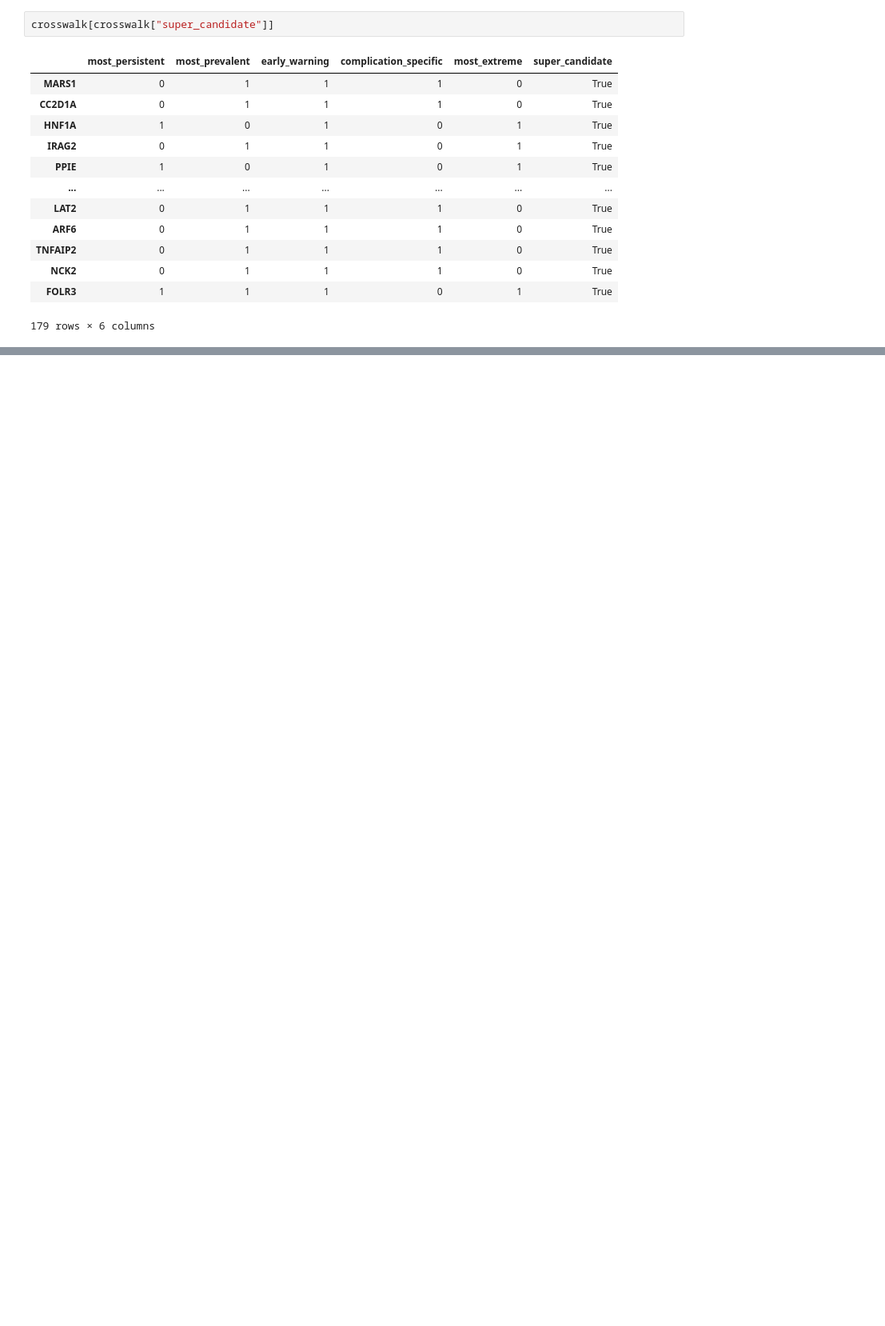
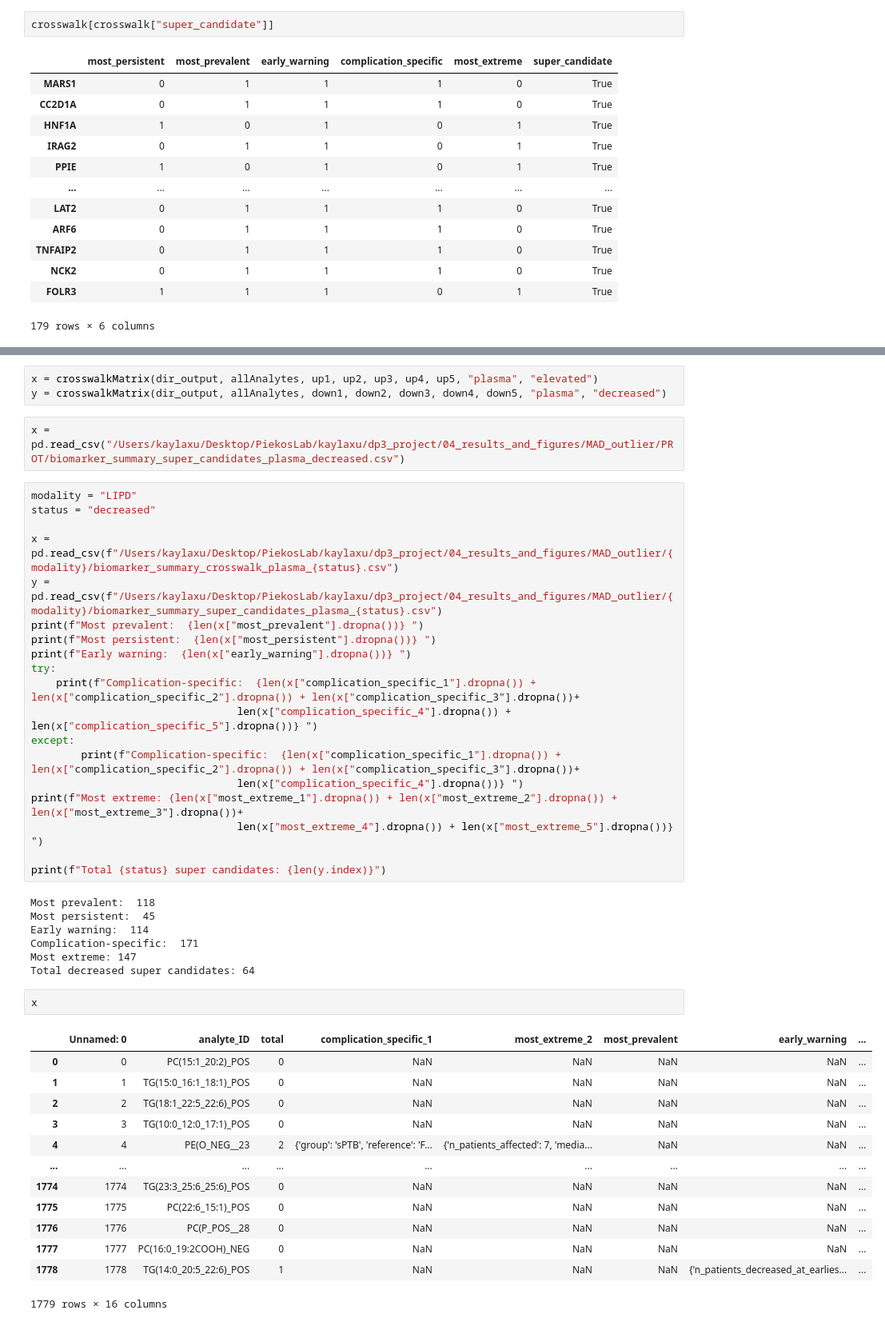
Before and after one commit to spiekos/PiekosLab, a Jupyter notebook: kaylaxu/dp3_project/02_exploratory_analysis/MAD_outlierAnalysis/PROT_MAD.ipynb, the cells around one changed output, grey strips where cells are left out. Shown at 80% size. Drawn from its saved outputs; the diff is of its cells as text; blank space fills up the shorter version.

```diff
--- a/kaylaxu/dp3_project/02_exploratory_analysis/MAD_outlierAnalysis/PROT_MAD.ipynb
+++ b/kaylaxu/dp3_project/02_exploratory_analysis/MAD_outlierAnalysis/PROT_MAD.ipynb
@@ -891,0 +999,47 @@ crosswalk[crosswalk["super_candidate"]]
+# %%
+x = crosswalkMatrix(dir_output, allAnalytes, up1, up2, up3, up4, up5, "plasma", "elevated")
+y = crosswalkMatrix(dir_output, allAnalytes, down1, down2, down3, down4, down5, "plasma", "decreased")
+# %%
+x = pd.read_csv("/Users/kaylaxu/Desktop/PiekosLab/kaylaxu/dp3_project/04_results_and_figures/MAD_outlier/PROT/biomarker_summary_super_candidates_plasma_decreased.csv")
+# %%
+modality = "LIPD"
+status = "decreased"
+
+x = pd.read_csv(f"/Users/kaylaxu/Desktop/PiekosLab/kaylaxu/dp3_project/04_results_and_figures/MAD_outlier/{modality}/biomarker_summary_crosswalk_plasma_{status}.csv")
+y = pd.read_csv(f"/Users/kaylaxu/Desktop/PiekosLab/kaylaxu/dp3_project/04_results_and_figures/MAD_outlier/{modality}/biomarker_summary_super_candidates_plasma_{status}.csv")
+print(f"Most prevalent:  {len(x["most_prevalent"].dropna())} ")
+print(f"Most persistent:  {len(x["most_persistent"].dropna())} ")
+print(f"Early warning:  {len(x["early_warning"].dropna())} ")
+try:
+    print(f"Complication-specific:  {len(x["complication_specific_1"].dropna()) + len(x["complication_specific_2"].dropna()) + len(x["complication_specific_3"].dropna())+
+                                 len(x["complication_specific_4"].dropna()) + len(x["complication_specific_5"].dropna())} ")
+except:
+        print(f"Complication-specific:  {len(x["complication_specific_1"].dropna()) + len(x["complication_specific_2"].dropna()) + len(x["complication_specific_3"].dropna())+
+                                 len(x["complication_specific_4"].dropna())} ")
+print(f"Most extreme: {len(x["most_extreme_1"].dropna()) + len(x["most_extreme_2"].dropna()) + len(x["most_extreme_3"].dropna())+
+                                 len(x["most_extreme_4"].dropna()) + len(x["most_extreme_5"].dropna())} ")
+
+print(f"Total {status} super candidates: {len(y.index)}")
+# %% [output]
+Most prevalent:  118
+Most persistent:  45
+Early warning:  114
+Complication-specific:  171
+Most extreme: 147
+Total decreased super candidates: 64
+# %%
+x
+# %% [output]
+|  | Unnamed: 0 | analyte_ID | total | complication_specific_1 | most_extreme_2 | most_prevalent | early_warning | ... |
+| 0 | 0 | PC(15:1_20:2)_POS | 0 | NaN | NaN | NaN | NaN | ... |
+| 1 | 1 | TG(15:0_16:1_18:1)_POS | 0 | NaN | NaN | NaN | NaN | ... |
+| 2 | 2 | TG(18:1_22:5_22:6)_POS | 0 | NaN | NaN | NaN | NaN | ... |
+| 3 | 3 | TG(10:0_12:0_17:1)_POS | 0 | NaN | NaN | NaN | NaN | ... |
+| 4 | 4 | PE(O_NEG__23 | 2 | {'group': 'sPTB', 'reference': 'F... | {'n_patients_affected': 7, 'media... | NaN | NaN | ... |
+| ... | ... | ... | ... | ... | ... | ... | ... | ... |
+| 1774 | 1774 | TG(23:3_25:6_25:6)_POS | 0 | NaN | NaN | NaN | NaN | ... |
+| 1775 | 1775 | PC(22:6_15:1)_POS | 0 | NaN | NaN | NaN | NaN | ... |
+| 1776 | 1776 | PC(P_POS__28 | 0 | NaN | NaN | NaN | NaN | ... |
+| 1777 | 1777 | PC(16:0_19:2COOH)_NEG | 0 | NaN | NaN | NaN | NaN | ... |
+| 1778 | 1778 | TG(14:0_20:5_22:6)_POS | 1 | NaN | NaN | NaN | {'n_patients_decreased_at_earlies... | ... |
+1779 rows × 16 columns
```
Also changed, not shown: parts of 10 cells of this notebook, 21 other files.
